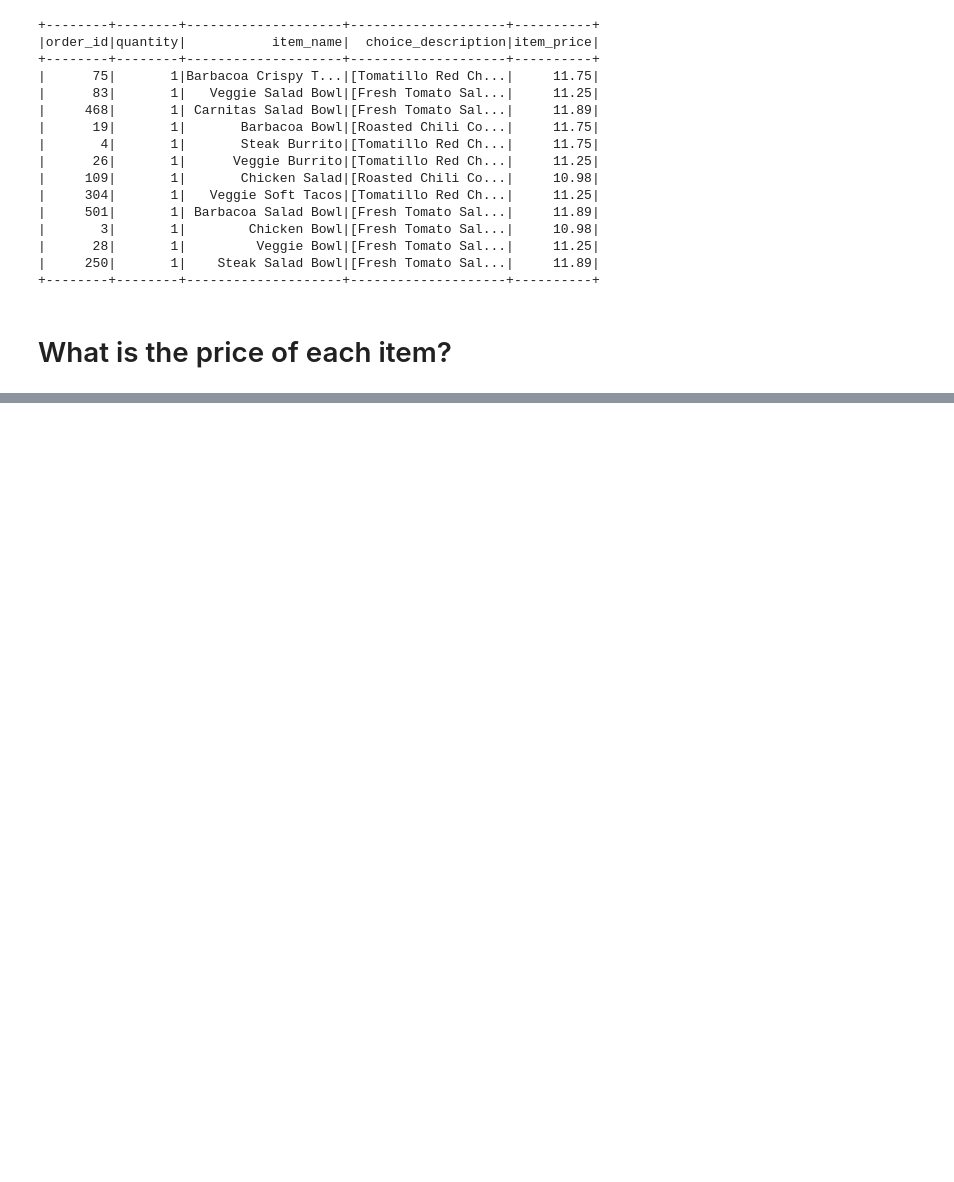
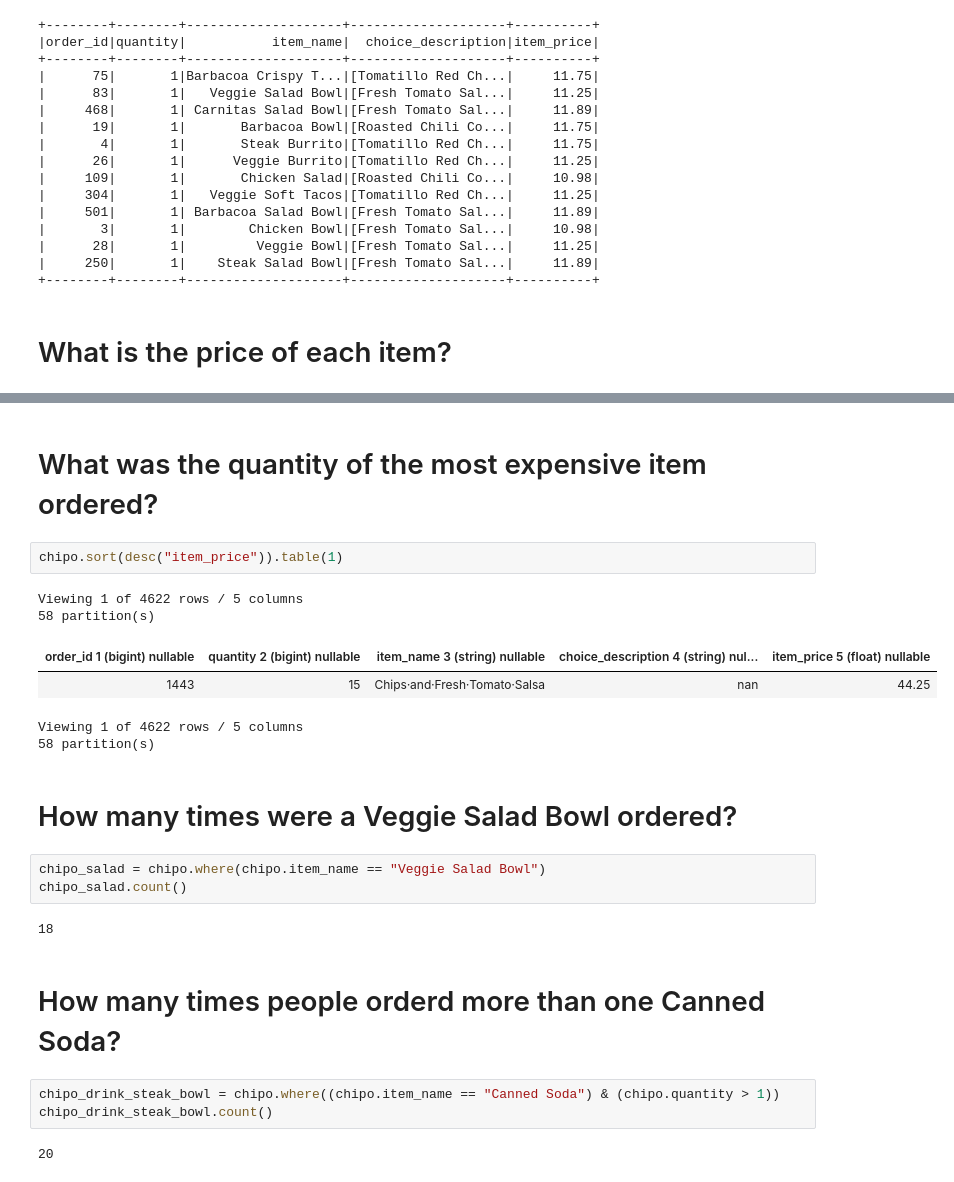
Before and after one commit to FavioVazquez/ds-optimus, a Jupyter notebook: Understanding_Your_Data_Examples/Filtering_Sorting.ipynb, the cells around one changed output, grey strips where cells are left out. Cells and saved outputs as stored; diff of their text form; blank space fills up the shorter version.

```diff
--- a/Understanding_Your_Data_Examples/Filtering_Sorting.ipynb
+++ b/Understanding_Your_Data_Examples/Filtering_Sorting.ipynb
@@ -66,0 +122,25 @@ chipo_one_prod.where("item_price > 10").show()
+# %% [markdown]
+# What was the quantity of the most expensive item ordered?
+# %%
+chipo.sort(desc("item_price")).table(1)
+# %% [output]
+Viewing 1 of 4622 rows / 5 columns
+58 partition(s)
+| order_id 1 (bigint) nullable | quantity 2 (bigint) nullable | item_name 3 (string) nullable | choice_description 4 (string) nul... | item_price 5 (float) nullable |
+| 1443 | 15 | Chips⸱and⸱Fresh⸱Tomato⸱Salsa | nan | 44.25 |
+Viewing 1 of 4622 rows / 5 columns
+58 partition(s)
+# %% [markdown]
+# How many times were a Veggie Salad Bowl ordered?
+# %%
+chipo_salad = chipo.where(chipo.item_name == "Veggie Salad Bowl")
+chipo_salad.count()
+# %% [output]
+18
+# %% [markdown]
+# How many times people orderd more than one Canned Soda?
+# %%
+chipo_drink_steak_bowl = chipo.where((chipo.item_name == "Canned Soda") & (chipo.quantity > 1))
+chipo_drink_steak_bowl.count()
+# %% [output]
+20
```
Also changed, not shown: parts of 5 cells of this notebook.
